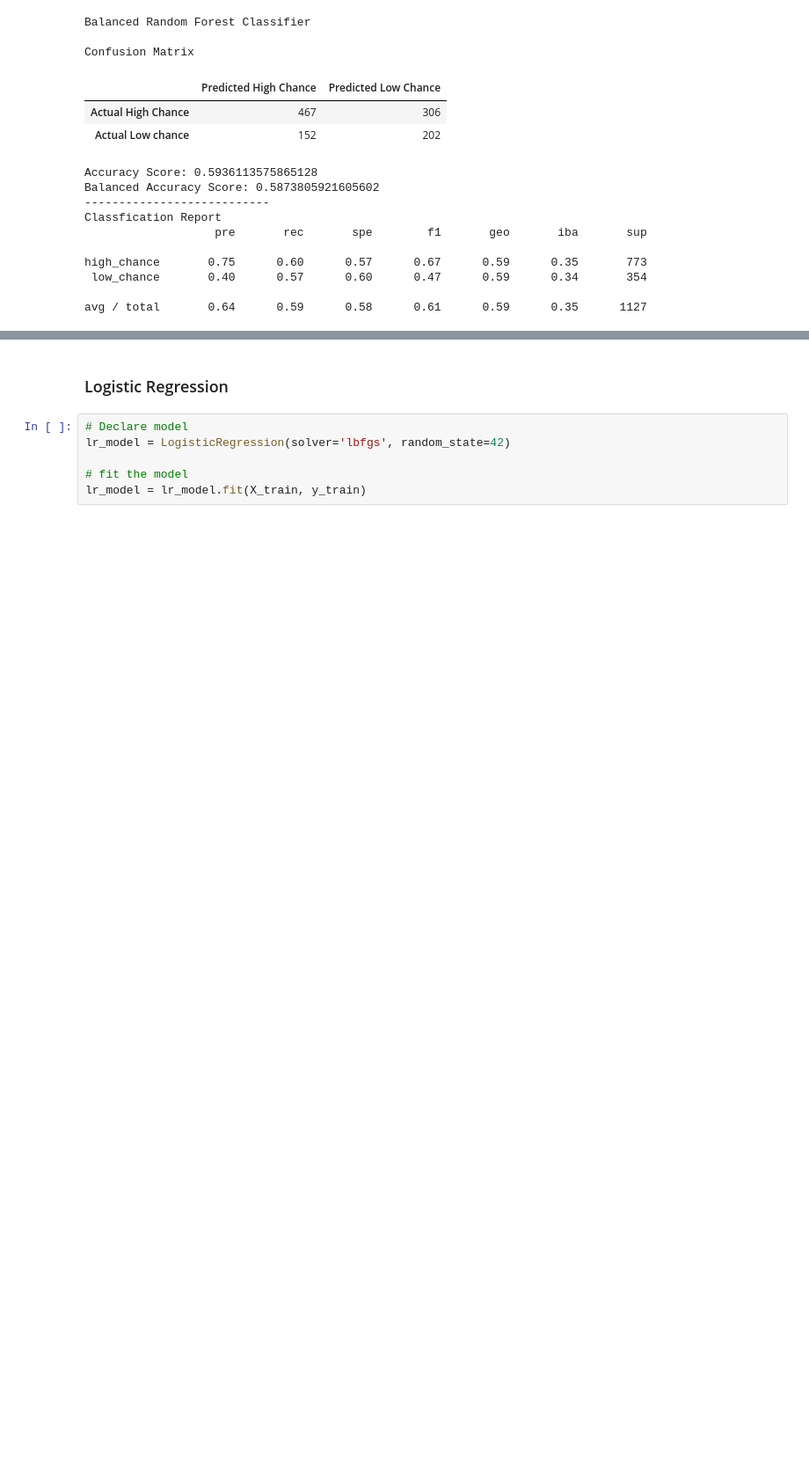
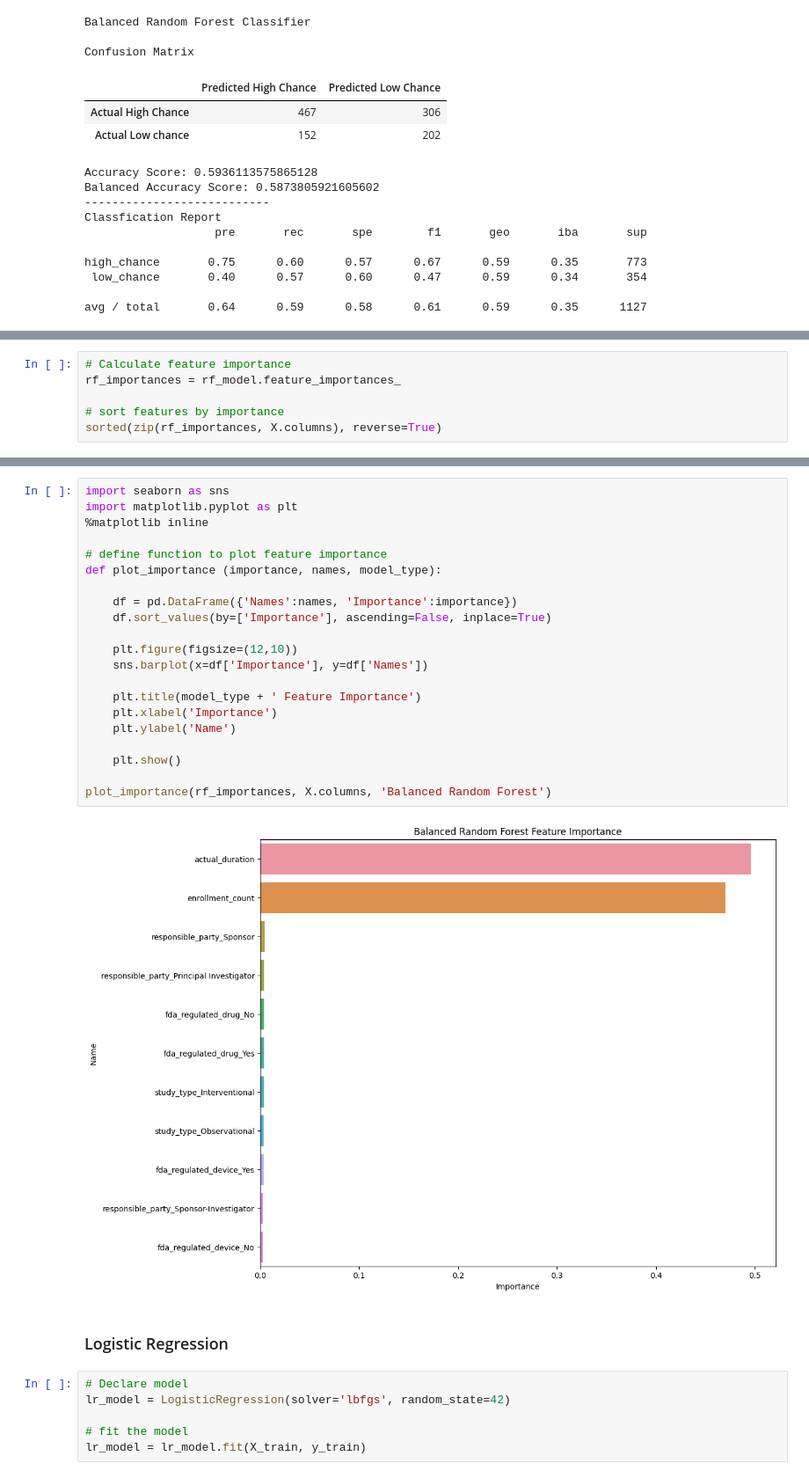
Before and after one commit to AnneLonero/Clinical_Trials_Research_Project, a Jupyter notebook: Supervised Machine Learning Models/ivs_vs_obs_Machine_Learning.ipynb, the cells around one changed output, grey strips where cells are left out. Shown at 88% size. Saved outputs shown, nothing was run; the diff lists cells and outputs as text; blank space fills up the shorter version.

Commit message:
Update importance features plot

```diff
--- a/Supervised Machine Learning Models/ivs_vs_obs_Machine_Learning.ipynb
+++ b/Supervised Machine Learning Models/ivs_vs_obs_Machine_Learning.ipynb
@@ -293,0 +277,6 @@ fda_regulated_device_Yes: (0.0038789483587542387)
+# %%
+# Calculate feature importance
+rf_importances = rf_model.feature_importances_
+
+# sort features by importance
+sorted(zip(rf_importances, X.columns), reverse=True)
@@ -294,3 +295,26 @@ fda_regulated_device_Yes: (0.0038789483587542387)
+# %%
+import seaborn as sns
+import matplotlib.pyplot as plt
+%matplotlib inline
+
+# define function to plot feature importance
+def plot_importance (importance, names, model_type):
+
+    df = pd.DataFrame({'Names':names, 'Importance':importance})
+    df.sort_values(by=['Importance'], ascending=False, inplace=True)
+
+    plt.figure(figsize=(12,10))
+    sns.barplot(x=df['Importance'], y=df['Names'])
+
+    plt.title(model_type + ' Feature Importance')
+    plt.xlabel('Importance')
+    plt.ylabel('Name')
+
+    plt.show()
+
+plot_importance(rf_importances, X.columns, 'Balanced Random Forest')
+# %% [output]
+[figure, added]
 # %% [markdown]
 ### Logistic Regression
 # %%
```
Also changed, not shown: parts of 5 cells of this notebook, 3 other files.
